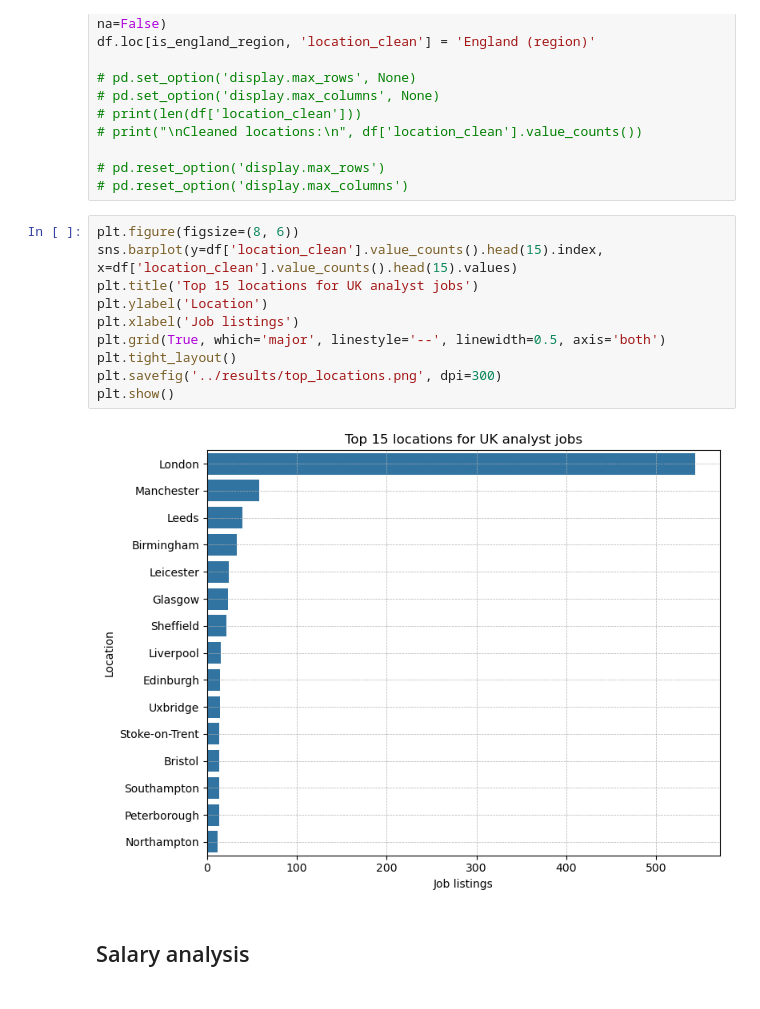
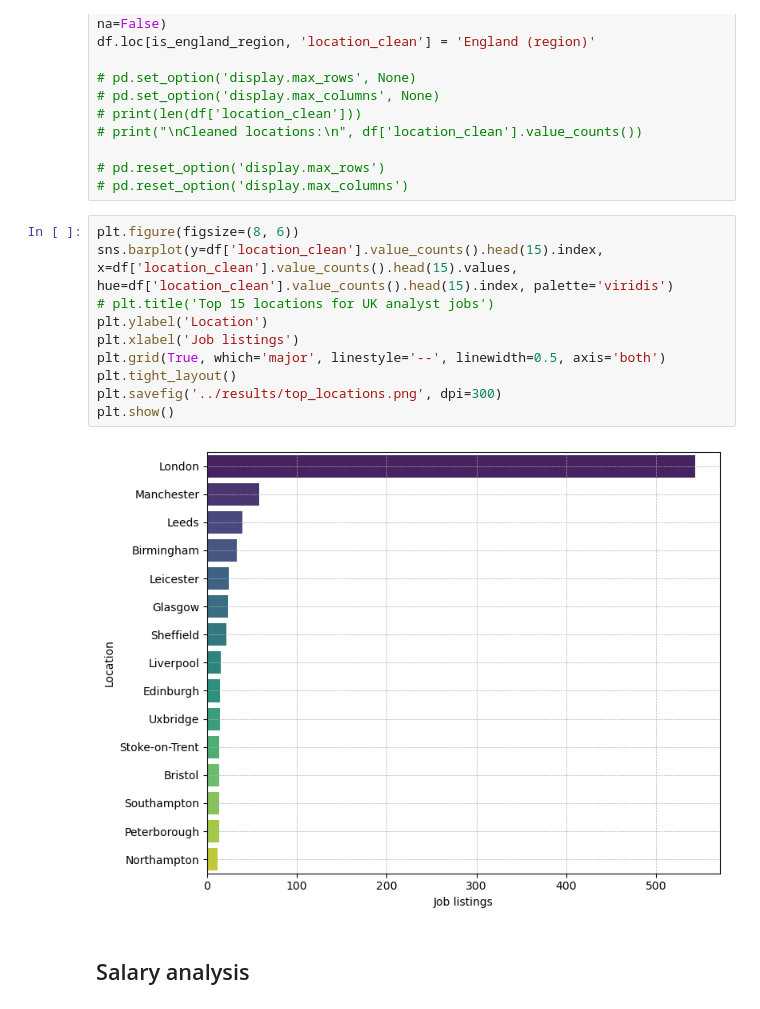
Before and after one commit to CawbyCop/720000069, a Jupyter notebook: source/data_analysis.ipynb, the cells around one changed output. Saved outputs shown, nothing was run; the diff lists cells and outputs as text.

```diff
--- a/source/data_analysis.ipynb
+++ b/source/data_analysis.ipynb
@@ -168,16 +170,16 @@ df.loc[is_england_region, 'location_clean'] = 'England (region)'
 # pd.reset_option('display.max_columns')
 # %%
 plt.figure(figsize=(8, 6))
-sns.barplot(y=df['location_clean'].value_counts().head(15).index, x=df['location_clean'].value_counts().head(15).values)
-plt.title('Top 15 locations for UK analyst jobs')
+sns.barplot(y=df['location_clean'].value_counts().head(15).index, x=df['location_clean'].value_counts().head(15).values, hue=df['location_clean'].value_counts().head(15).index, palette='viridis')
+# plt.title('Top 15 locations for UK analyst jobs')
 plt.ylabel('Location')
 plt.xlabel('Job listings')
 plt.grid(True, which='major', linestyle='--', linewidth=0.5, axis='both')
 plt.tight_layout()
 plt.savefig('../results/top_locations.png', dpi=300)
 plt.show()
 # %% [output]
-[figure, old version]
+[figure, new version]
 # %% [markdown]
 ## Salary analysis
 # %%
```
Also changed, not shown: parts of 6 cells of this notebook, 10 other files.
